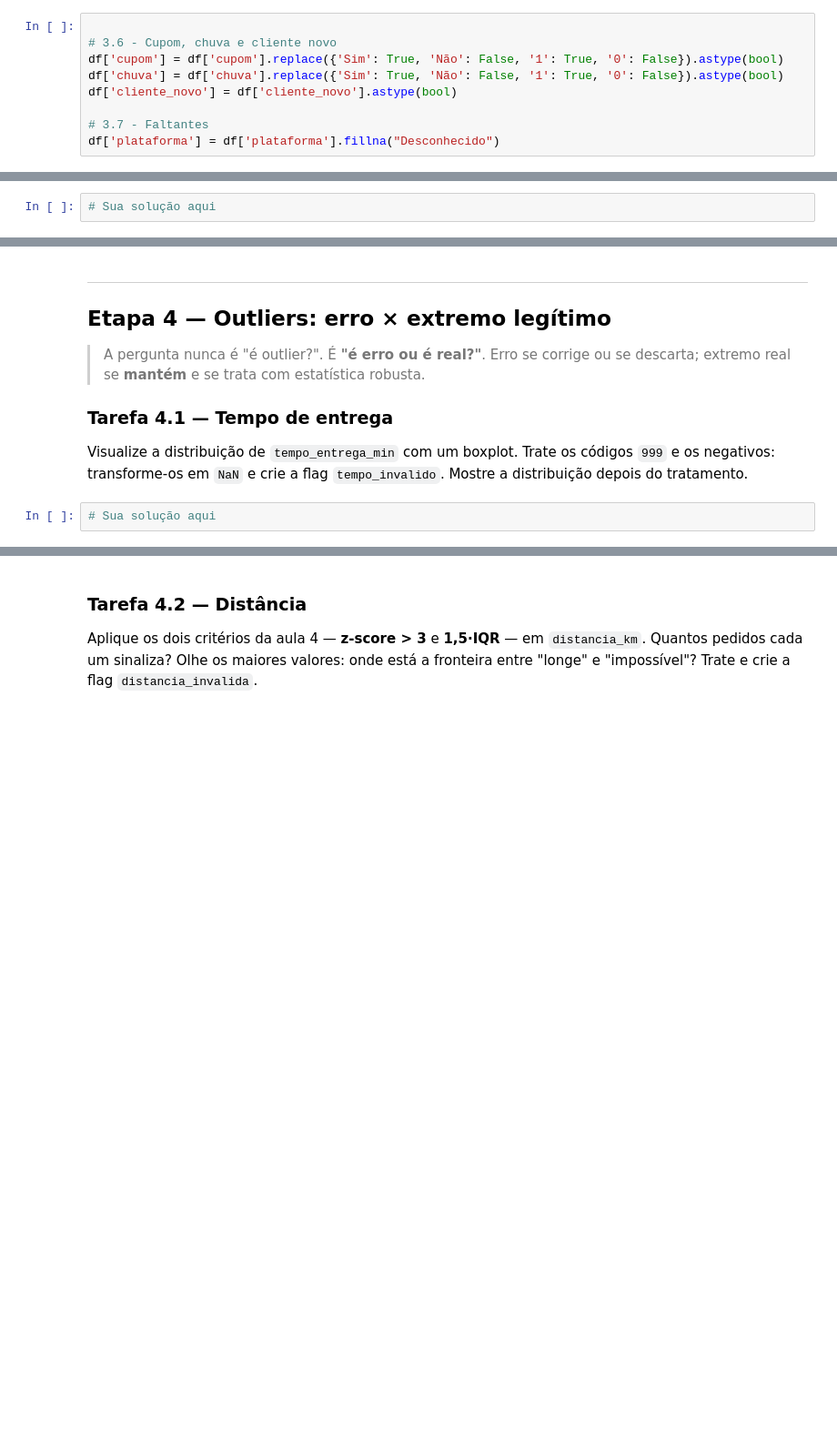
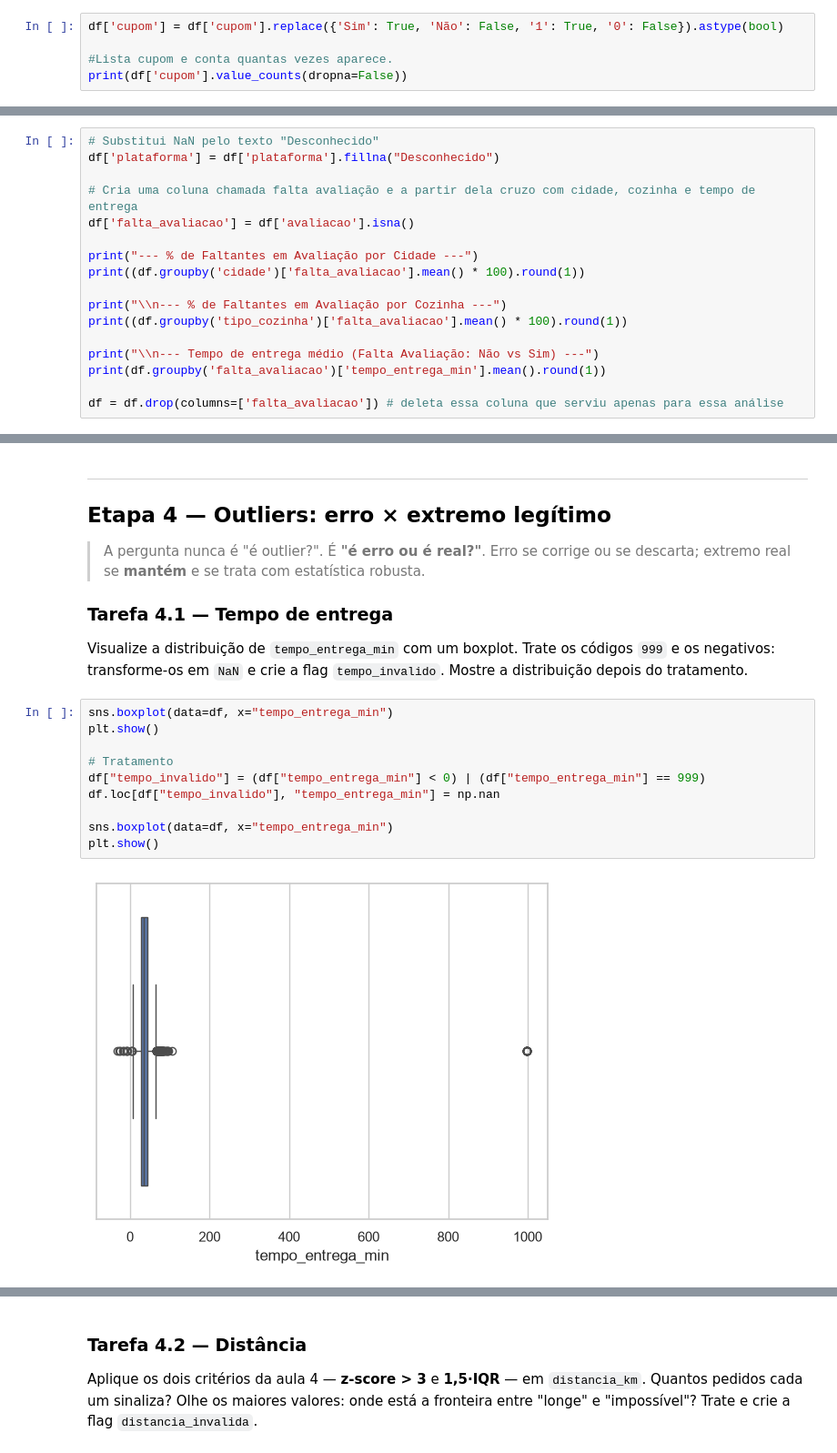
Before and after one commit to eufelipe10/ProjetoFinal_AnaliseExploratoriadeumAppdeDelivery, a Jupyter notebook: projeto_final.ipynb, the cells around one changed output, grey strips where cells are left out. Shown at 91% size. Saved outputs shown, nothing was run; the diff lists cells and outputs as text; blank space fills up the shorter version.

```diff
--- a/projeto_final.ipynb
+++ b/projeto_final.ipynb
@@ -372,11 +437,7 @@ Contei todos valores nulos com .isna, e fiz essa comparação no final pra ver s
 ### Tarefa 3.6 — Cupom
 Converta `cupom` para booleano (`True`/`False`).
 # %%
+df['cupom'] = df['cupom'].replace({'Sim': True, 'Não': False, '1': True, '0': False}).astype(bool)
 
-# 3.6 - Cupom, chuva e cliente novo
-df['cupom'] = df['cupom'].replace({'Sim': True, 'Não': False, '1': True, '0': False}).astype(bool)
-df['chuva'] = df['chuva'].replace({'Sim': True, 'Não': False, '1': True, '0': False}).astype(bool)
-df['cliente_novo'] = df['cliente_novo'].astype(bool)
-
-# 3.7 - Faltantes
-df['plataforma'] = df['plataforma'].fillna("Desconhecido")
+#Lista cupom e conta quantas vezes aparece.
+print(df['cupom'].value_counts(dropna=False))
@@ -384,4 +450,19 @@ df['plataforma'] = df['plataforma'].fillna("Desconhecido")
 ### Tarefa 3.7 — Faltantes
 Decida o que fazer com os faltantes de `plataforma`, `avaliacao` e `distancia_km`. Antes de decidir sobre `avaliacao`, **investigue** se o faltante parece aleatório ou se depende de algo (cidade, cozinha, tempo de entrega...). Justifique cada decisão.
 # %%
-# Sua solução aqui
+# Substitui NaN pelo texto "Desconhecido"
+df['plataforma'] = df['plataforma'].fillna("Desconhecido")
+
+# Cria uma coluna chamada falta avaliação e a partir dela cruzo com cidade, cozinha e tempo de entrega
+df['falta_avaliacao'] = df['avaliacao'].isna()
+
+print("--- % de Faltantes em Avaliação por Cidade ---")
+print((df.groupby('cidade')['falta_avaliacao'].mean() * 100).round(1))
+
+print("\\n--- % de Faltantes em Avaliação por Cozinha ---")
+print((df.groupby('tipo_cozinha')['falta_avaliacao'].mean() * 100).round(1))
+
+print("\\n--- Tempo de entrega médio (Falta Avaliação: Não vs Sim) ---")
+print(df.groupby('falta_avaliacao')['tempo_entrega_min'].mean().round(1))
+
+df = df.drop(columns=['falta_avaliacao']) # deleta essa coluna que serviu apenas para essa análise
@@ -410,4 +516,14 @@ print("Checkpoint da limpeza OK →", df.shape)
 ### Tarefa 4.1 — Tempo de entrega
 Visualize a distribuição de `tempo_entrega_min` com um boxplot. Trate os códigos `999` e os negativos: transforme-os em `NaN` e crie a flag `tempo_invalido`. Mostre a distribuição depois do tratamento.
 # %%
-# Sua solução aqui
+sns.boxplot(data=df, x="tempo_entrega_min")
+plt.show()
+
+# Tratamento
+df["tempo_invalido"] = (df["tempo_entrega_min"] < 0) | (df["tempo_entrega_min"] == 999)
+df.loc[df["tempo_invalido"], "tempo_entrega_min"] = np.nan
+
+sns.boxplot(data=df, x="tempo_entrega_min")
+plt.show()
+# %% [output]
+[figure, added]
```
Also changed, not shown: parts of 79 cells of this notebook, 1 other file.
